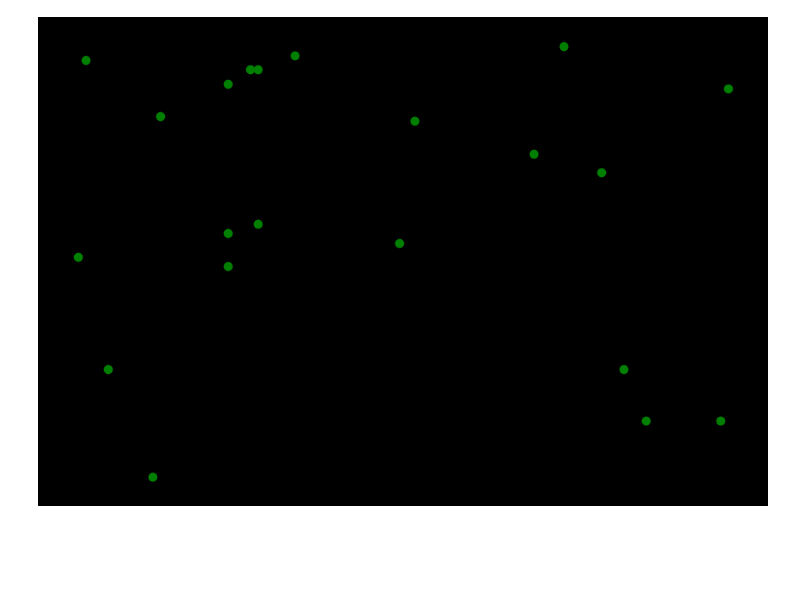
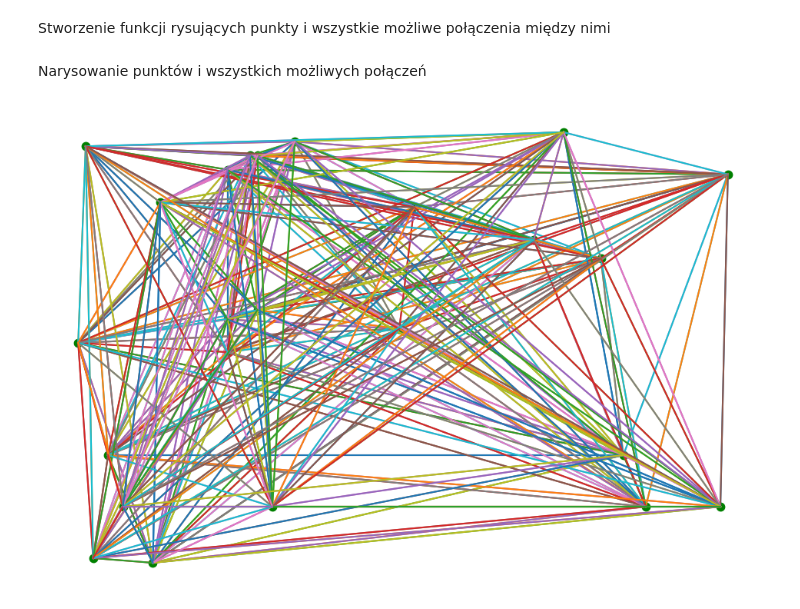
Before and after one commit to wgola/computional-intelligence-exercises, a Jupyter notebook: lab04/lab04zad02.ipynb, the cells around one changed output. Saved outputs shown, nothing was run; the diff lists cells and outputs as text; code cells hidden in the pictures; blank space fills up the shorter version.

```diff
--- a/lab04/lab04zad02.ipynb
+++ b/lab04/lab04zad02.ipynb
@@ -2,5 +4,3 @@
 import matplotlib.pyplot as plt
 import random
 from aco import AntColony
-# %%
-plt.style.use("dark_background")
@@ -7,24 +9,9 @@ plt.style.use("dark_background")
 # %%
 COORDS = (
-    (20, 52),
-    (43, 50),
-    (20, 84),
-    (70, 65),
-    (29, 90),
-    (87, 83),
-    (73, 23),
-    (20, 45),
-    (10, 0),
-    (0, 47),
-    (24, 54),
-    (4, 23),
-    (23, 87),
-    (45, 76),
-    (24, 87),
-    (1, 89),
-    (65, 92),
-    (61, 69),
-    (11, 77),
-    (76, 12),
-    (86, 12)
+    (20, 52), (43, 50), (20, 84), (70, 65),
+    (29, 90), (87, 83), (73, 23), (20, 45),
+    (10, 0), (0, 47), (24, 54), (4, 23),
+    (23, 87), (45, 76), (24, 87), (1, 89),
+    (65, 92), (61, 69), (11, 77), (76, 12),
+    (86, 12), (2, 1), (26, 12), (6, 12)
 )
@@ -32,6 +21,8 @@ COORDS = (
 def random_coord():
     r = random.randint(0, len(COORDS))
     return r
+# %% [markdown]
+Stworzenie funkcji rysujących punkty i wszystkie możliwe połączenia między nimi
 # %%
 def plot_nodes(w=12, h=8):
     for x, y in COORDS:
@@ -48,4 +40,7 @@ def plot_all_edges():
+# %% [markdown]
+Narysowanie punktów i wszystkich możliwych połączeń
 # %%
 plot_nodes()
+plot_all_edges()
 # %% [output]
-[figure, old version]
+[figure, new version]
```
Also changed, not shown: parts of 8 cells of this notebook.
